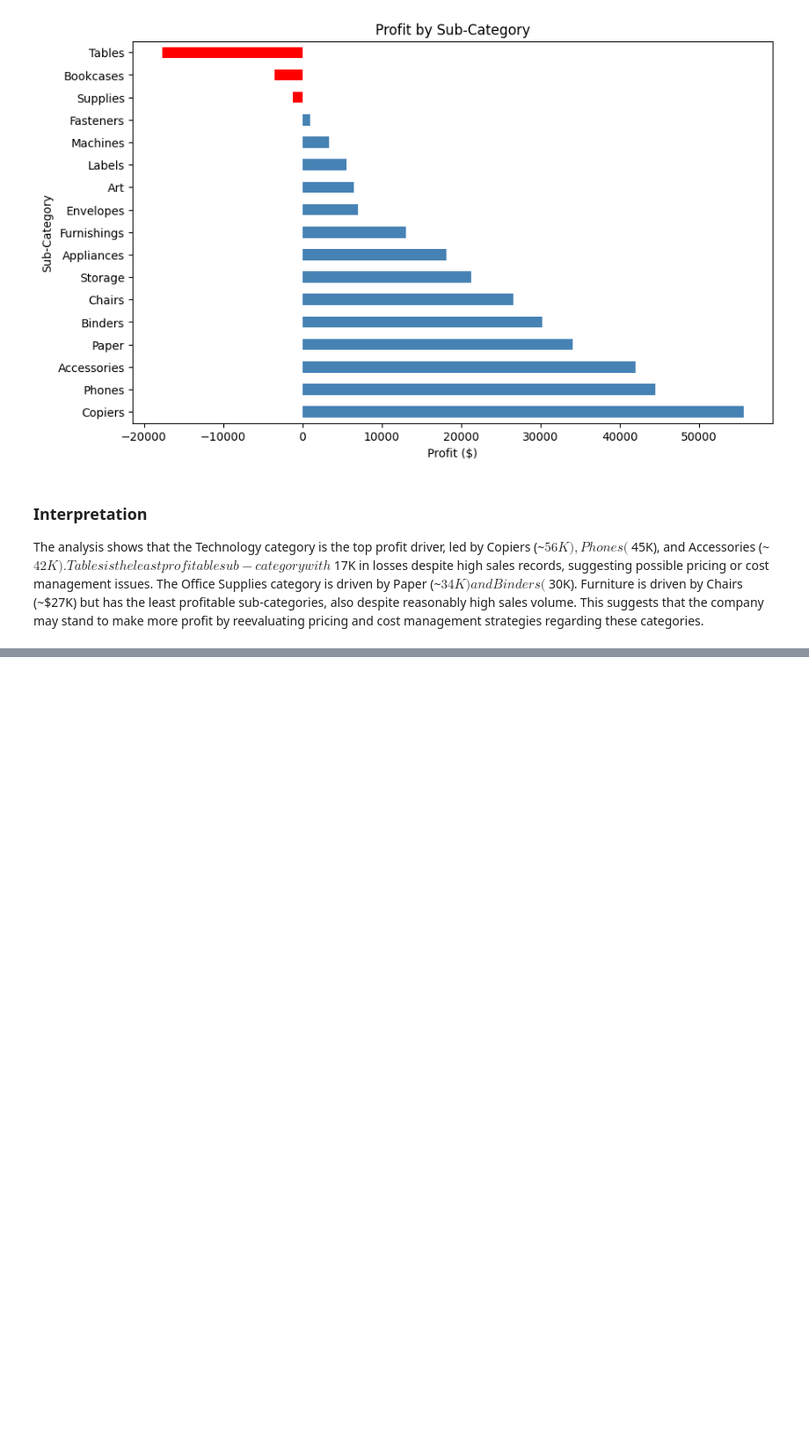
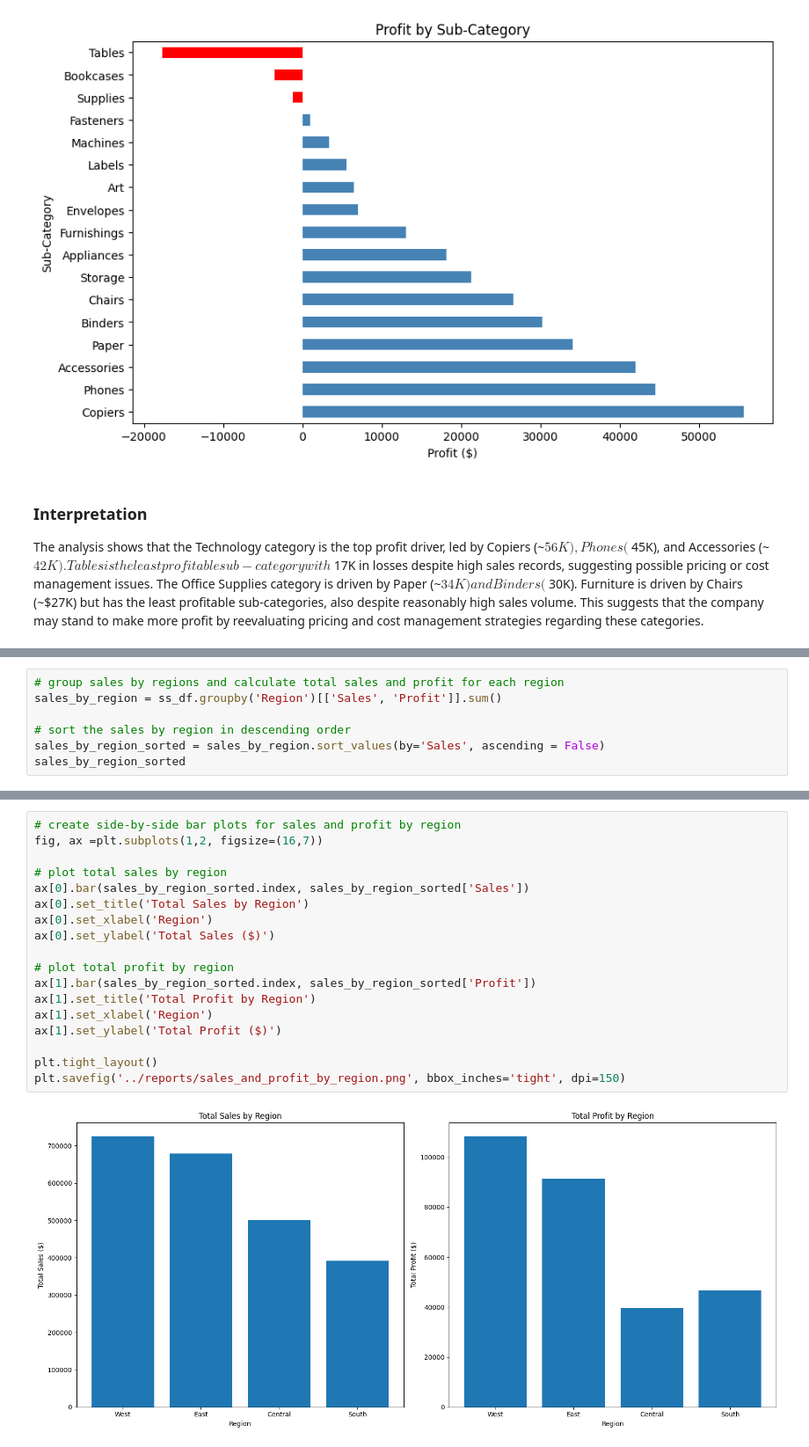
Before and after one commit to tracyruth777/eda-retail-sales, a Jupyter notebook: notebooks/01_data_exploration.ipynb, the cells around one changed output, grey strips where cells are left out. Shown at 88% size. Drawn from its saved outputs; the diff is of its cells as text; blank space fills up the shorter version.

Commit message:
Add regional sales and profit variation analysis with visualisations

```diff
--- a/notebooks/01_data_exploration.ipynb
+++ b/notebooks/01_data_exploration.ipynb
@@ -186,0 +191,7 @@ The analysis shows that the Technology category is the top profit driver, led by
+# %%
+# group sales by regions and calculate total sales and profit for each region
+sales_by_region = ss_df.groupby('Region')[['Sales', 'Profit']].sum()
+
+# sort the sales by region in descending order
+sales_by_region_sorted = sales_by_region.sort_values(by='Sales', ascending = False)
+sales_by_region_sorted
@@ -186,0 +205,20 @@ The analysis shows that the Technology category is the top profit driver, led by
+# %%
+# create side-by-side bar plots for sales and profit by region
+fig, ax =plt.subplots(1,2, figsize=(16,7))
+
+# plot total sales by region
+ax[0].bar(sales_by_region_sorted.index, sales_by_region_sorted['Sales'])
+ax[0].set_title('Total Sales by Region')
+ax[0].set_xlabel('Region')
+ax[0].set_ylabel('Total Sales ($)')
+
+# plot total profit by region
+ax[1].bar(sales_by_region_sorted.index, sales_by_region_sorted['Profit'])
+ax[1].set_title('Total Profit by Region')
+ax[1].set_xlabel('Region')
+ax[1].set_ylabel('Total Profit ($)')
+
+plt.tight_layout()
+plt.savefig('../reports/sales_and_profit_by_region.png', bbox_inches='tight', dpi=150)
+# %% [output]
+[figure, added]
```
Also changed, not shown: parts of 6 cells of this notebook, 1 other file.
